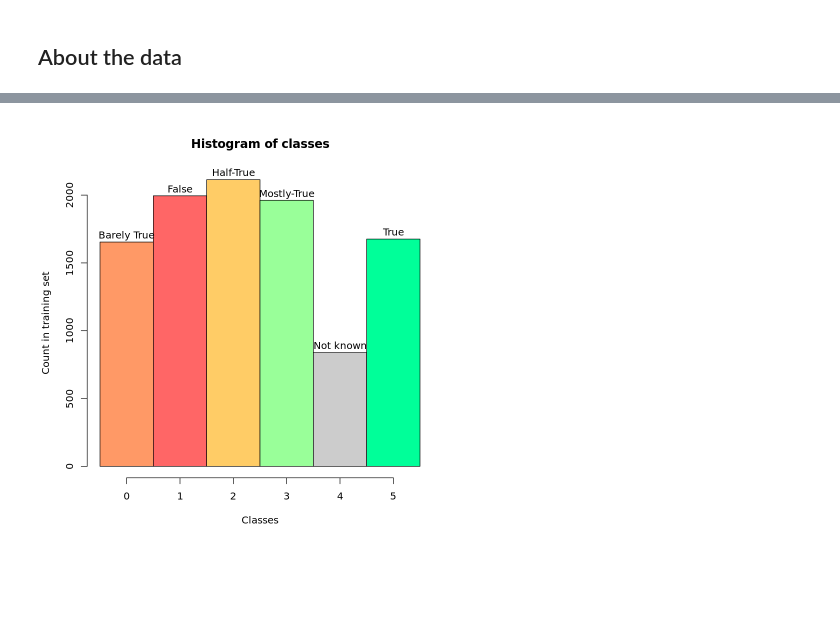
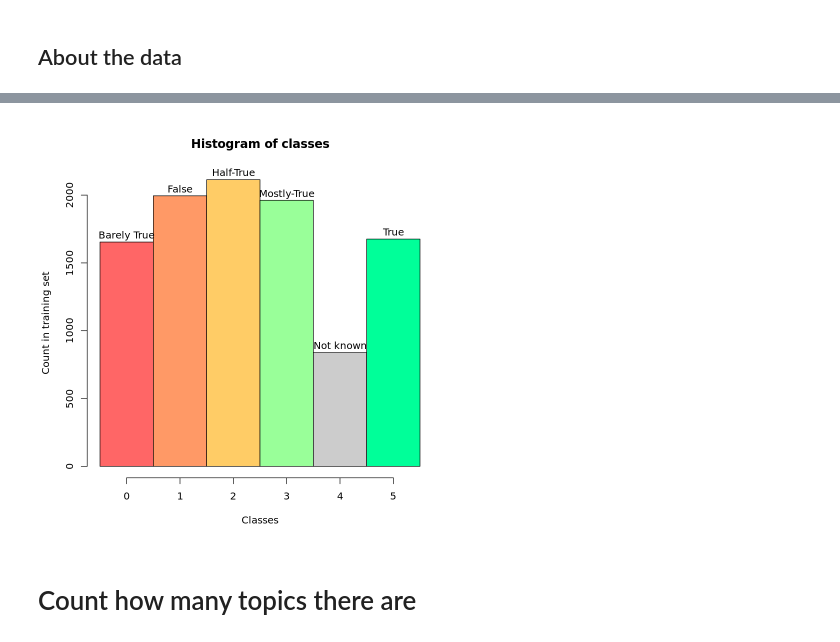
Before and after one commit to tommaso-bertola/falsehoods-sieve, a Jupyter notebook: FakeNewsRecognitionWithBayesClassifier.ipynb, the cells around one changed output, grey strips where cells are left out. Saved outputs shown, nothing was run; the diff lists cells and outputs as text; code cells hidden in the pictures; blank space fills up the shorter version.

```diff
--- a/FakeNewsRecognitionWithBayesClassifier.ipynb
+++ b/FakeNewsRecognitionWithBayesClassifier.ipynb
@@ -48,7 +76,7 @@ perc_split<- 0.8  # set splitting percentages
 n_rows<- nrow(train.df)
 n_rows_train<-floor(n_rows*perc_split)
 # %%
-# splitting the datasets
-train.df.train<-train.df[1:n_rows_train,]
-train.df.validation<- train.df[n_rows_train+1:n_rows,]
+# splitting
+train.df.train <- train.df[1:n_rows_train, ]
+train.df.validation <- train.df[-c(1:n_rows_train), ]
 # %%
@@ -143,15 +187,17 @@ function (distinct = FALSE)
 # %%
 breaks <- seq(from=-0.5, to=5.5, by=1)
 labels <- c('Barely True', 'False', 'Half-True', 'Mostly-True', 'Not known', 'True')
-colors <- c('#FF9966', '#FF6666', '#FFCC66', '#99FF99' , '#CCCCCC','#00FF99')
+colors <- c('#FF6666','#FF9966', '#FFCC66', '#99FF99' , '#CCCCCC','#00FF99')
 
 hist(x = train.df$Labels,
      breaks = breaks,
      labels = labels,
      main = 'Histogram of classes',
      xlab = 'Classes',
      ylab = 'Count in training set',
      col = colors
     )
 # %% [output]
-[figure, old version]
+[figure, new version]
+# %% [markdown]
+# Count how many topics there are
```
Also changed, not shown: parts of 36 cells of this notebook.
